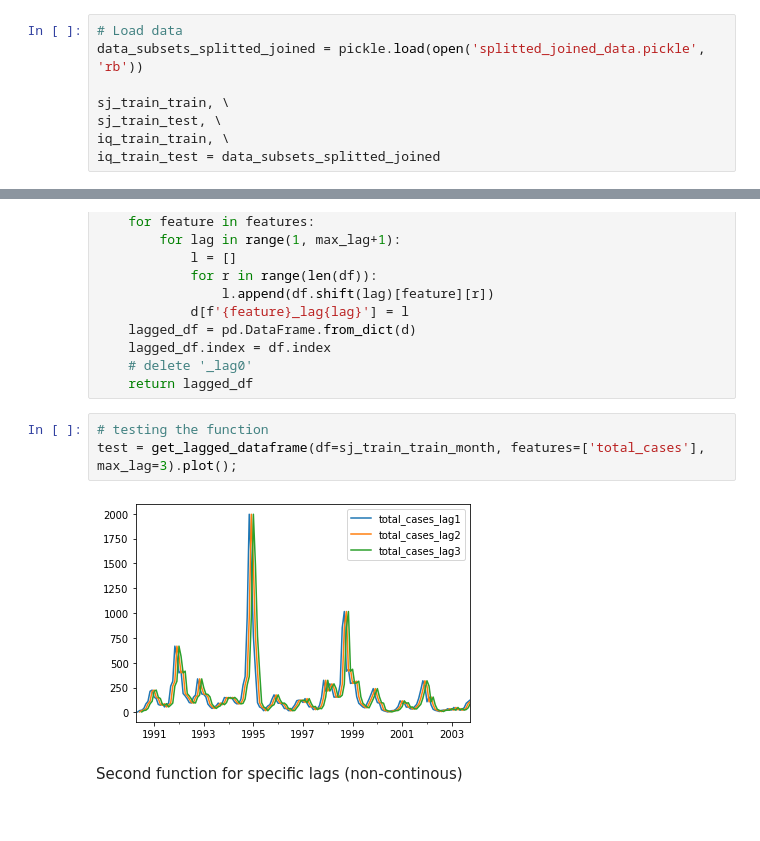
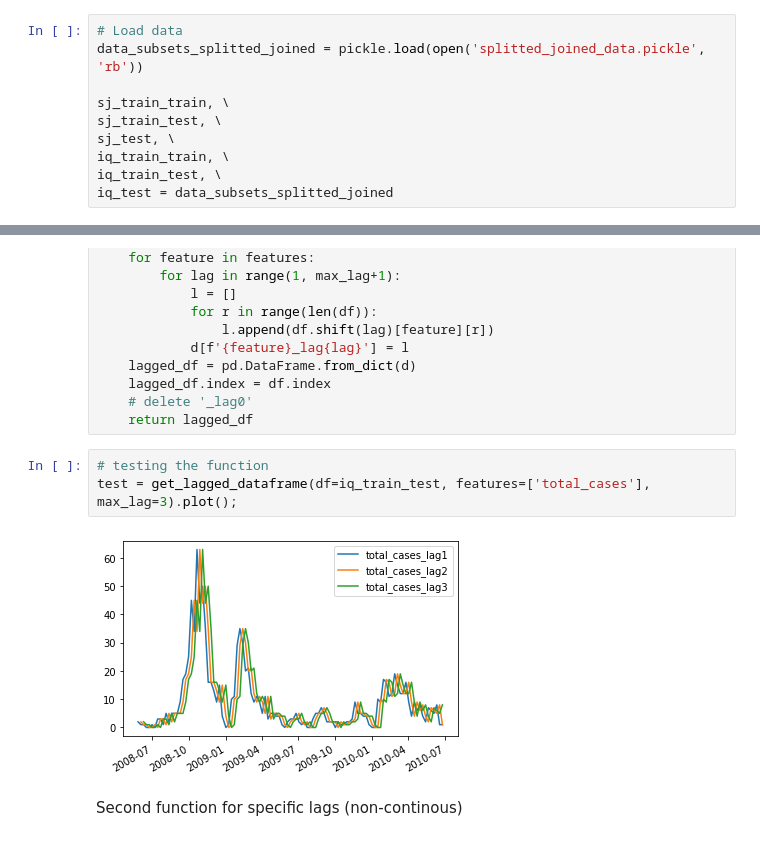
Before and after one commit to Octodon-D/DenguePred, a Jupyter notebook: 02_feature_engineering.ipynb, the cells around one changed output, grey strips where cells are left out. Saved outputs shown, nothing was run; the diff lists cells and outputs as text.

```diff
--- a/02_feature_engineering.ipynb
+++ b/02_feature_engineering.ipynb
@@ -37,5 +37,7 @@ data_subsets_splitted_joined = pickle.load(open('splitted_joined_data.pickle', '
 
 sj_train_train, \
 sj_train_test, \
+sj_test, \
 iq_train_train, \
-iq_train_test = data_subsets_splitted_joined
+iq_train_test, \
+iq_test = data_subsets_splitted_joined
@@ -79,9 +85,9 @@ def get_lagged_dataframe(df, features, max_lag):
     return lagged_df
 # %%
 # testing the function
-test = get_lagged_dataframe(df=sj_train_train_month, features=['total_cases'], max_lag=3).plot();
+test = get_lagged_dataframe(df=iq_train_test, features=['total_cases'], max_lag=3).plot();
 # %% [output]
-[figure, old version]
+[figure, new version]
 # %% [markdown]
 Second function for specific lags (non-continous)
 # %%
```
Also changed, not shown: parts of 10 cells of this notebook.
